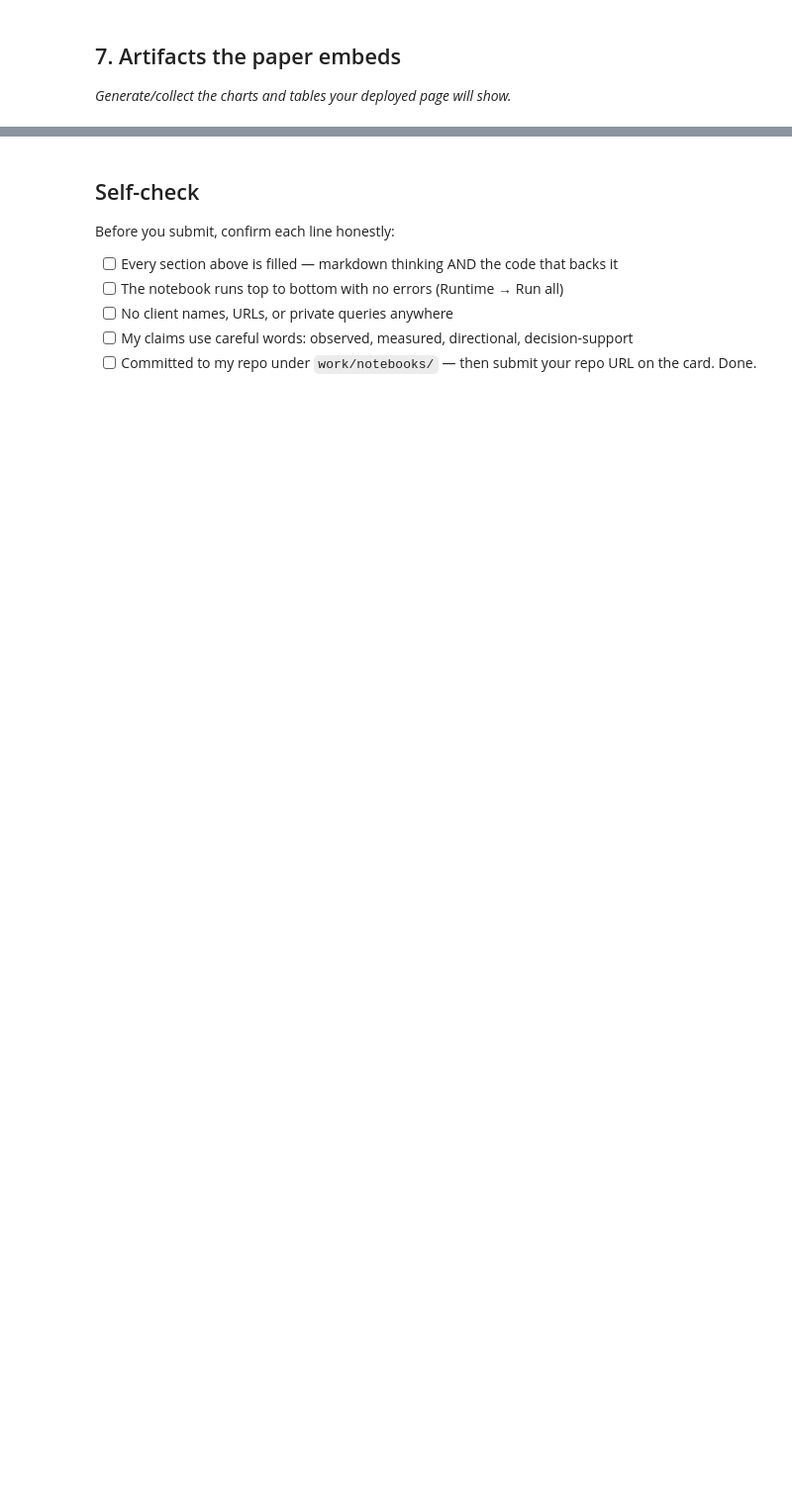
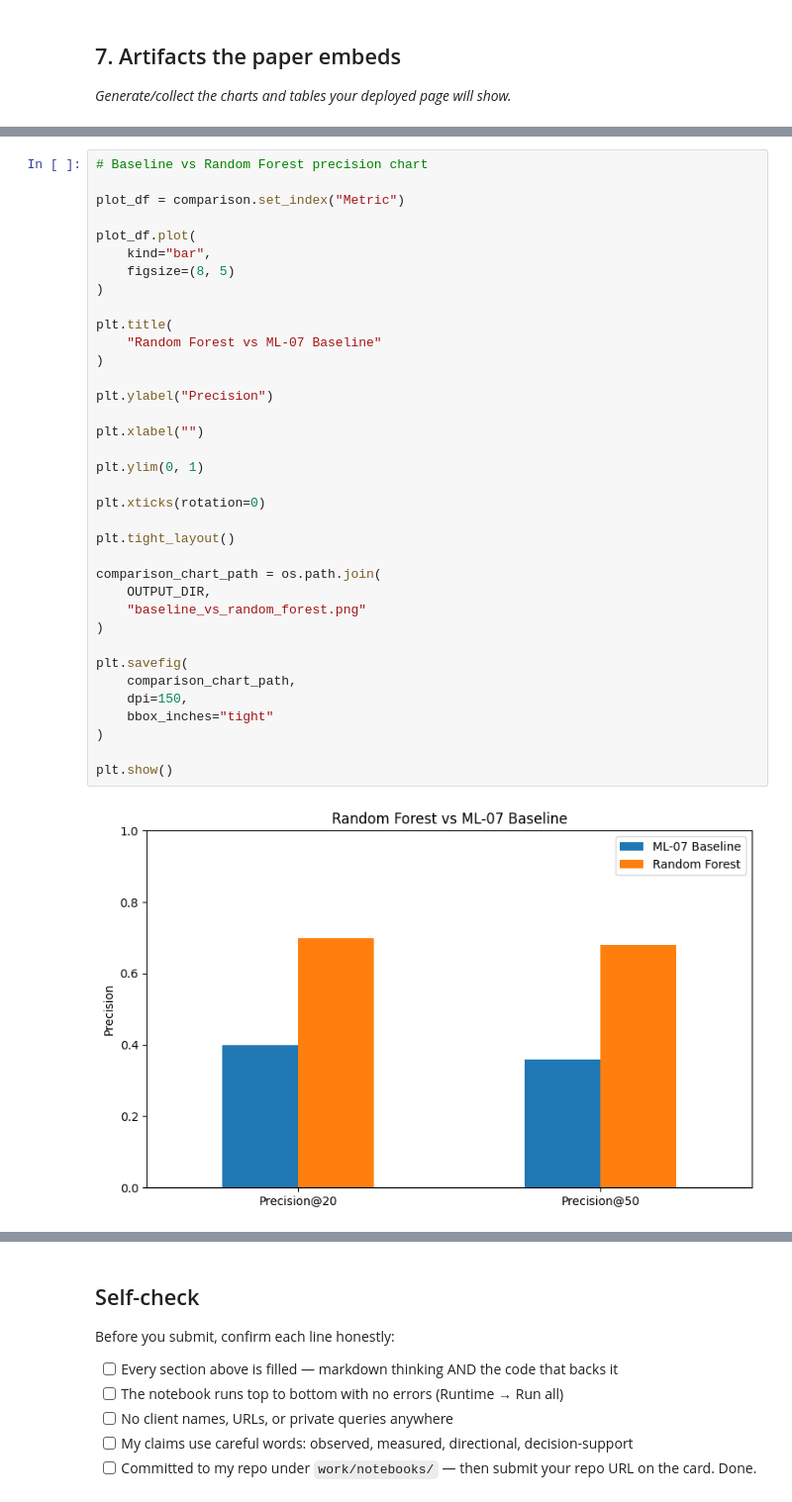
Before and after one commit to MeerMusabih/FlyRank-AI-Internship, a Jupyter notebook: work/notebooks/capstone.ipynb, the cells around one changed output, grey strips where cells are left out. Shown at 99% size. Drawn from its saved outputs; the diff is of its cells as text; blank space fills up the shorter version.

```diff
--- a/work/notebooks/capstone.ipynb
+++ b/work/notebooks/capstone.ipynb
@@ -36,0 +684,38 @@ This skeleton is yours to fill. Work the sections **in order** — each one has
+# %%
+# Baseline vs Random Forest precision chart
+
+plot_df = comparison.set_index("Metric")
+
+plot_df.plot(
+    kind="bar",
+    figsize=(8, 5)
+)
+
+plt.title(
+    "Random Forest vs ML-07 Baseline"
+)
+
+plt.ylabel("Precision")
+
+plt.xlabel("")
+
+plt.ylim(0, 1)
+
+plt.xticks(rotation=0)
+
+plt.tight_layout()
+
+comparison_chart_path = os.path.join(
+    OUTPUT_DIR,
+    "baseline_vs_random_forest.png"
+)
+
+plt.savefig(
+    comparison_chart_path,
+    dpi=150,
+    bbox_inches="tight"
+)
+
+plt.show()
+# %% [output]
+[figure, added]
```
Also changed, not shown: parts of 26 cells of this notebook.
